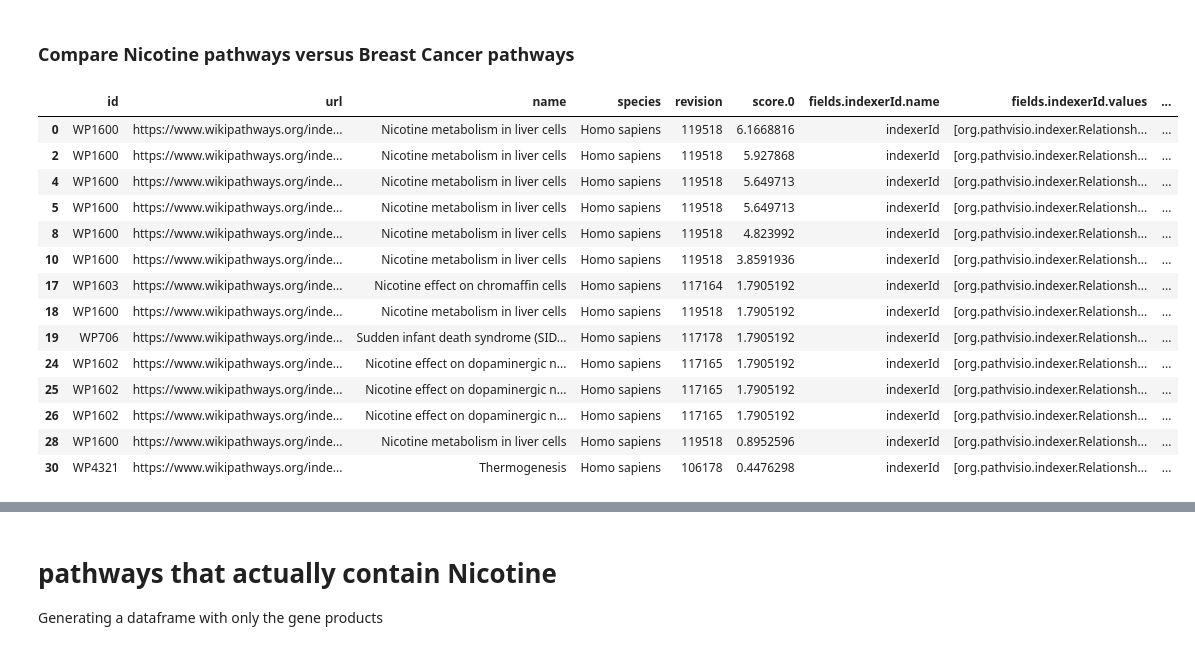
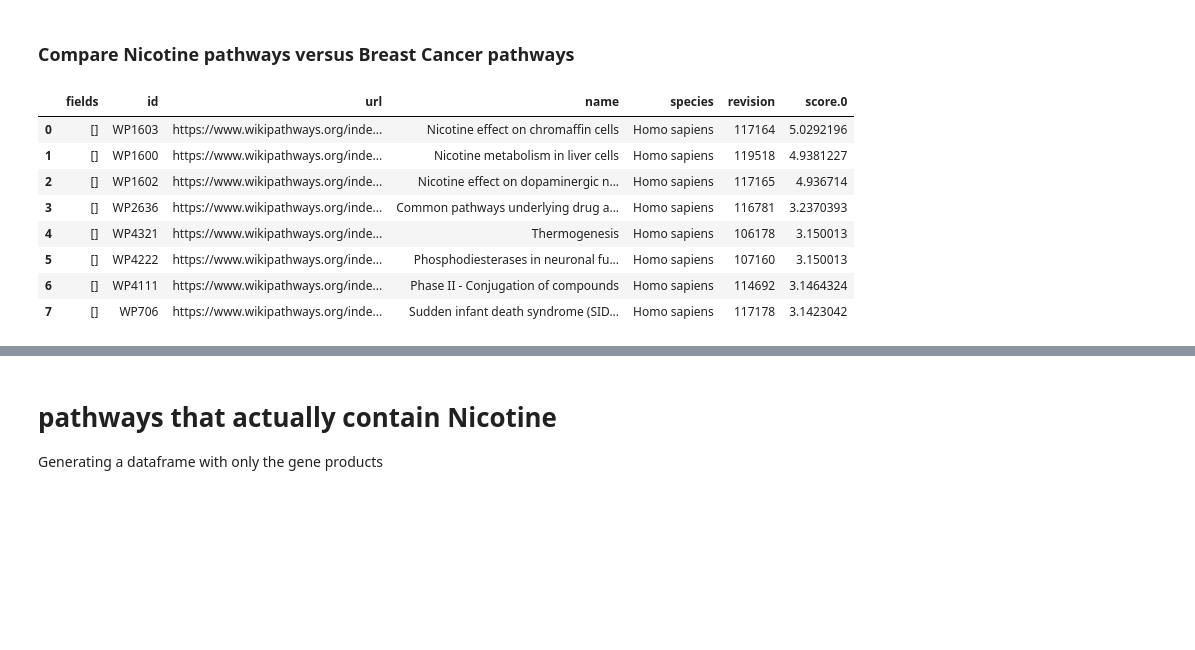
Before and after one commit to schristinelin/kr-research, a Jupyter notebook: kr_project_selenium.ipynb, the cells around one changed output, grey strips where cells are left out. Saved outputs shown, nothing was run; the diff lists cells and outputs as text; code cells hidden in the pictures; blank space fills up the shorter version.

```diff
--- a/kr_project_selenium.ipynb
+++ b/kr_project_selenium.ipynb
@@ -14,11 +14,10 @@ from selenium.webdriver.common.keys import Keys
 ### API retrieval function and selenium function
 # %%
 # function to access wikipathway swagger API
-def api_request(target):
-    #species = urllib.parse.quote(species) # encode when needed
+def api_request(target, species):
+    species = urllib.parse.quote(species) # encode when needed
     # api link
-    #r = requests.get(f'https://webservice.wikipathways.org/findPathwaysByText?query={target}&species={species}&format=json')
-    r = requests.get(f'https://webservice.wikipathways.org/findInteractions?query={target}&format=json')
+    r = requests.get(f'https://webservice.wikipathways.org/findPathwaysByText?query={target}&species={species}&format=json')
 
     # convert into dataframe
     data = json.loads(r.text)
@@ -102,26 +102,20 @@ wd = os.path.join(os.getcwd(), 'chromedriver')
 driver = webdriver.Chrome(wd)
 # %%
 # nicotine pathways for homo sapiens
-df = api_request('nicotine')
-df = df[df['species'] == 'Homo sapiens']
+df = api_request('nicotine', 'Homo sapiens')
+df# = df[df['species'] == 'Homo sapiens']
 
 # breast cancer pathways for homo sapiens
 # %% [output]
-|  | id | url | name | species | revision | score.0 | fields.indexerId.name | fields.indexerId.values | ... |
-| 0 | WP1600 | https://www.wikipathways.org/inde... | Nicotine metabolism in liver cells | Homo sapiens | 119518 | 6.1668816 | indexerId | [org.pathvisio.indexer.Relationsh... | ... |
-| 2 | WP1600 | https://www.wikipathways.org/inde... | Nicotine metabolism in liver cells | Homo sapiens | 119518 | 5.927868 | indexerId | [org.pathvisio.indexer.Relationsh... | ... |
-| 4 | WP1600 | https://www.wikipathways.org/inde... | Nicotine metabolism in liver cells | Homo sapiens | 119518 | 5.649713 | indexerId | [org.pathvisio.indexer.Relationsh... | ... |
-| 5 | WP1600 | https://www.wikipathways.org/inde... | Nicotine metabolism in liver cells | Homo sapiens | 119518 | 5.649713 | indexerId | [org.pathvisio.indexer.Relationsh... | ... |
-| 8 | WP1600 | https://www.wikipathways.org/inde... | Nicotine metabolism in liver cells | Homo sapiens | 119518 | 4.823992 | indexerId | [org.pathvisio.indexer.Relationsh... | ... |
-| 10 | WP1600 | https://www.wikipathways.org/inde... | Nicotine metabolism in liver cells | Homo sapiens | 119518 | 3.8591936 | indexerId | [org.pathvisio.indexer.Relationsh... | ... |
-| 17 | WP1603 | https://www.wikipathways.org/inde... | Nicotine effect on chromaffin cells | Homo sapiens | 117164 | 1.7905192 | indexerId | [org.pathvisio.indexer.Relationsh... | ... |
-| 18 | WP1600 | https://www.wikipathways.org/inde... | Nicotine metabolism in liver cells | Homo sapiens | 119518 | 1.7905192 | indexerId | [org.pathvisio.indexer.Relationsh... | ... |
-| 19 | WP706 | https://www.wikipathways.org/inde... | Sudden infant death syndrome (SID... | Homo sapiens | 117178 | 1.7905192 | indexerId | [org.pathvisio.indexer.Relationsh... | ... |
-| 24 | WP1602 | https://www.wikipathways.org/inde... | Nicotine effect on dopaminergic n... | Homo sapiens | 117165 | 1.7905192 | indexerId | [org.pathvisio.indexer.Relationsh... | ... |
-| 25 | WP1602 | https://www.wikipathways.org/inde... | Nicotine effect on dopaminergic n... | Homo sapiens | 117165 | 1.7905192 | indexerId | [org.pathvisio.indexer.Relationsh... | ... |
-| 26 | WP1602 | https://www.wikipathways.org/inde... | Nicotine effect on dopaminergic n... | Homo sapiens | 117165 | 1.7905192 | indexerId | [org.pathvisio.indexer.Relationsh... | ... |
-| 28 | WP1600 | https://www.wikipathways.org/inde... | Nicotine metabolism in liver cells | Homo sapiens | 119518 | 0.8952596 | indexerId | [org.pathvisio.indexer.Relationsh... | ... |
-| 30 | WP4321 | https://www.wikipathways.org/inde... | Thermogenesis | Homo sapiens | 106178 | 0.4476298 | indexerId | [org.pathvisio.indexer.Relationsh... | ... |
+|  | fields | id | url | name | species | revision | score.0 |
+| 0 | [] | WP1603 | https://www.wikipathways.org/inde... | Nicotine effect on chromaffin cells | Homo sapiens | 117164 | 5.0292196 |
+| 1 | [] | WP1600 | https://www.wikipathways.org/inde... | Nicotine metabolism in liver cells | Homo sapiens | 119518 | 4.9381227 |
+| 2 | [] | WP1602 | https://www.wikipathways.org/inde... | Nicotine effect on dopaminergic n... | Homo sapiens | 117165 | 4.936714 |
+| 3 | [] | WP2636 | https://www.wikipathways.org/inde... | Common pathways underlying drug a... | Homo sapiens | 116781 | 3.2370393 |
+| 4 | [] | WP4321 | https://www.wikipathways.org/inde... | Thermogenesis | Homo sapiens | 106178 | 3.150013 |
+| 5 | [] | WP4222 | https://www.wikipathways.org/inde... | Phosphodiesterases in neuronal fu... | Homo sapiens | 107160 | 3.150013 |
+| 6 | [] | WP4111 | https://www.wikipathways.org/inde... | Phase II - Conjugation of compounds | Homo sapiens | 114692 | 3.1464324 |
+| 7 | [] | WP706 | https://www.wikipathways.org/inde... | Sudden infant death syndrome (SID... | Homo sapiens | 117178 | 3.1423042 |
 # %%
 # implement selenium function on above df
 df_combined = ele_retrieval(df)
```
Also changed, not shown: parts of 15 cells of this notebook.
